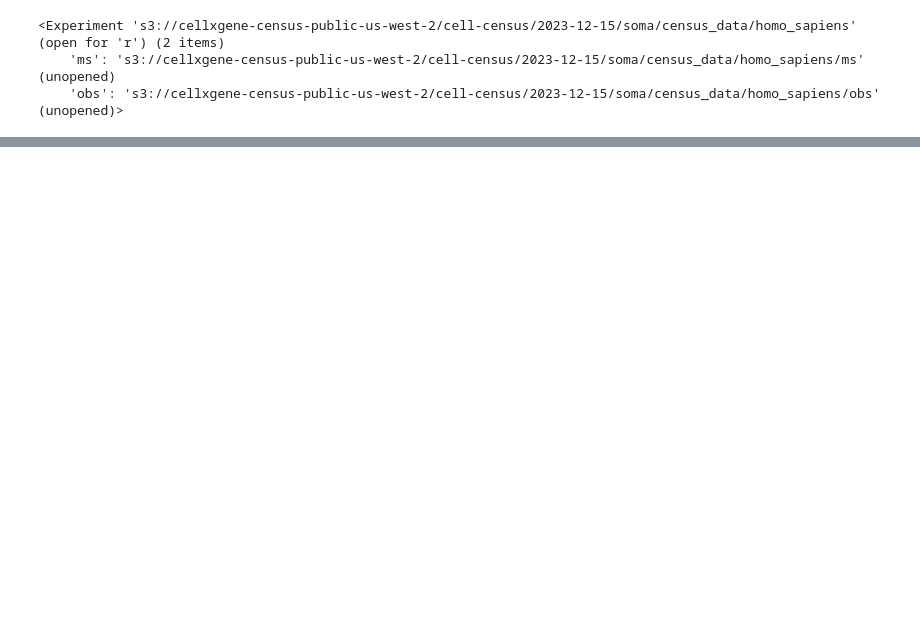
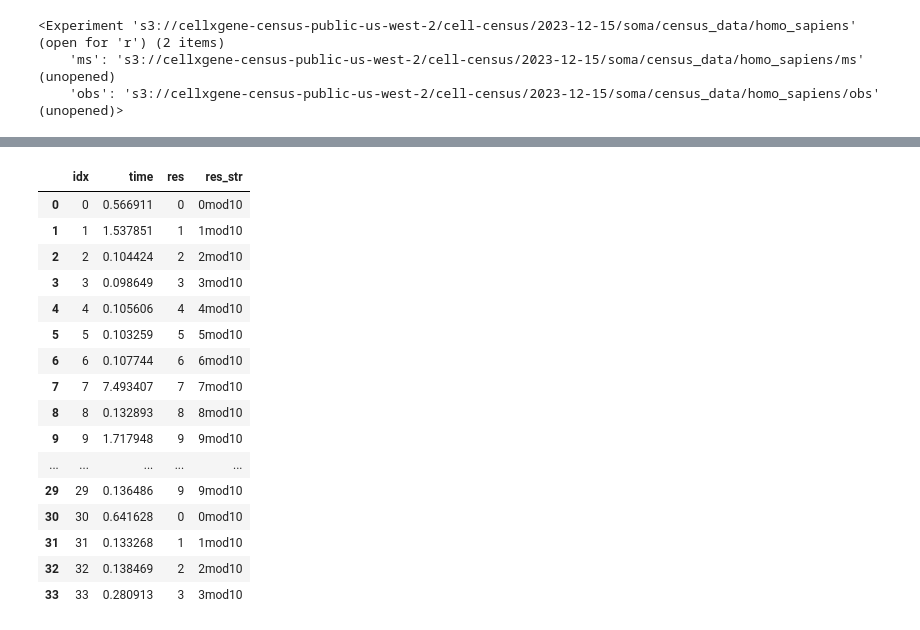
Before and after one commit to TileDB-Inc/arrayloader-benchmarks, a Jupyter notebook: benchmark.ipynb, the cells around one changed output, grey strips where cells are left out. Drawn from its saved outputs; the diff is of its cells as text; code cells hidden in the pictures; blank space fills up the shorter version.

```diff
--- a/benchmark.ipynb
+++ b/benchmark.ipynb
@@ -68,6 +95,7 @@ n_epochs = 1
 # %%
-def benchmark(loader, n_samples = None):
-    loader_iter = loader.__iter__()
+def benchmark(exp: Exp):
+    n_samples = exp.datapipe.shape[0]
+    loader_iter = exp.loader.__iter__()
     # exclude first batch from benchmark as this includes the setup time
     batch = next(loader_iter)
 
@@ -91,7 +119,9 @@ def benchmark(loader, n_samples = None):
         if i % 10 == 0:
             gc.collect()
 
-        batch_times.append(time.time() - batch_time)
+        batch_elapsed = time.time() - batch_time
+        # print(f'Batch {i:04d} took {batch_elapsed:.2f}')
+        batch_times.append(batch_elapsed)
         batch_time = time.time()
 
     execution_time = time.time() - start_time
@@ -112,0 +136,4 @@ Wall time: 7.12 s
+# %%
+%%time
+exp = get_exp_datapipe(start=2, n=5)
+exp.datapipe.shape[0]
@@ -113,7 +144,7 @@ Wall time: 7.12 s
 # %%
-print("cellxgene_census")
+%%time
 for epoch in range(n_epochs):
-    samples_per_sec, time_per_sample, batch_times = benchmark(loader, n_samples=experiment_datapipe.shape[0])
+    samples_per_sec, time_per_sample, batch_times = benchmark(exp)
     results["cellxgene_census"][f"epoch_{epoch}"]["time_per_sample"] = time_per_sample
     results["cellxgene_census"][f"epoch_{epoch}"]["samples_per_sec"] = samples_per_sec
     results["cellxgene_census"][f"epoch_{epoch}"]["batch_times"] = batch_times
@@ -124,0 +171,3 @@ census.close()
+# %%
+with open('results.json', 'w') as f:
+    json.dump(results, f, indent=2)
@@ -124,0 +177,31 @@ census.close()
+# %%
+method = 'cellxgene_census'
+epoch = 0
+df = pd.DataFrame(
+    {
+        'time': results[method][f'epoch_{epoch}']['batch_times'],
+    },
+)
+df.index.name = 'idx'
+df['res'] = df.index % 10
+df['res_str'] = df.res.astype('str') + 'mod10'
+df = df.reset_index()
+df
+# %% [output]
+|  | idx | time | res | res_str |
+| 0 | 0 | 0.566911 | 0 | 0mod10 |
+| 1 | 1 | 1.537851 | 1 | 1mod10 |
+| 2 | 2 | 0.104424 | 2 | 2mod10 |
+| 3 | 3 | 0.098649 | 3 | 3mod10 |
+| 4 | 4 | 0.105606 | 4 | 4mod10 |
+| 5 | 5 | 0.103259 | 5 | 5mod10 |
+| 6 | 6 | 0.107744 | 6 | 6mod10 |
+| 7 | 7 | 7.493407 | 7 | 7mod10 |
+| 8 | 8 | 0.132893 | 8 | 8mod10 |
+| 9 | 9 | 1.717948 | 9 | 9mod10 |
+| ... | ... | ... | ... | ... |
+| 29 | 29 | 0.136486 | 9 | 9mod10 |
+| 30 | 30 | 0.641628 | 0 | 0mod10 |
+| 31 | 31 | 0.133268 | 1 | 1mod10 |
+| 32 | 32 | 0.138469 | 2 | 2mod10 |
+| 33 | 33 | 0.280913 | 3 | 3mod10 |
```
Also changed, not shown: parts of 24 cells of this notebook, 12 other files.
